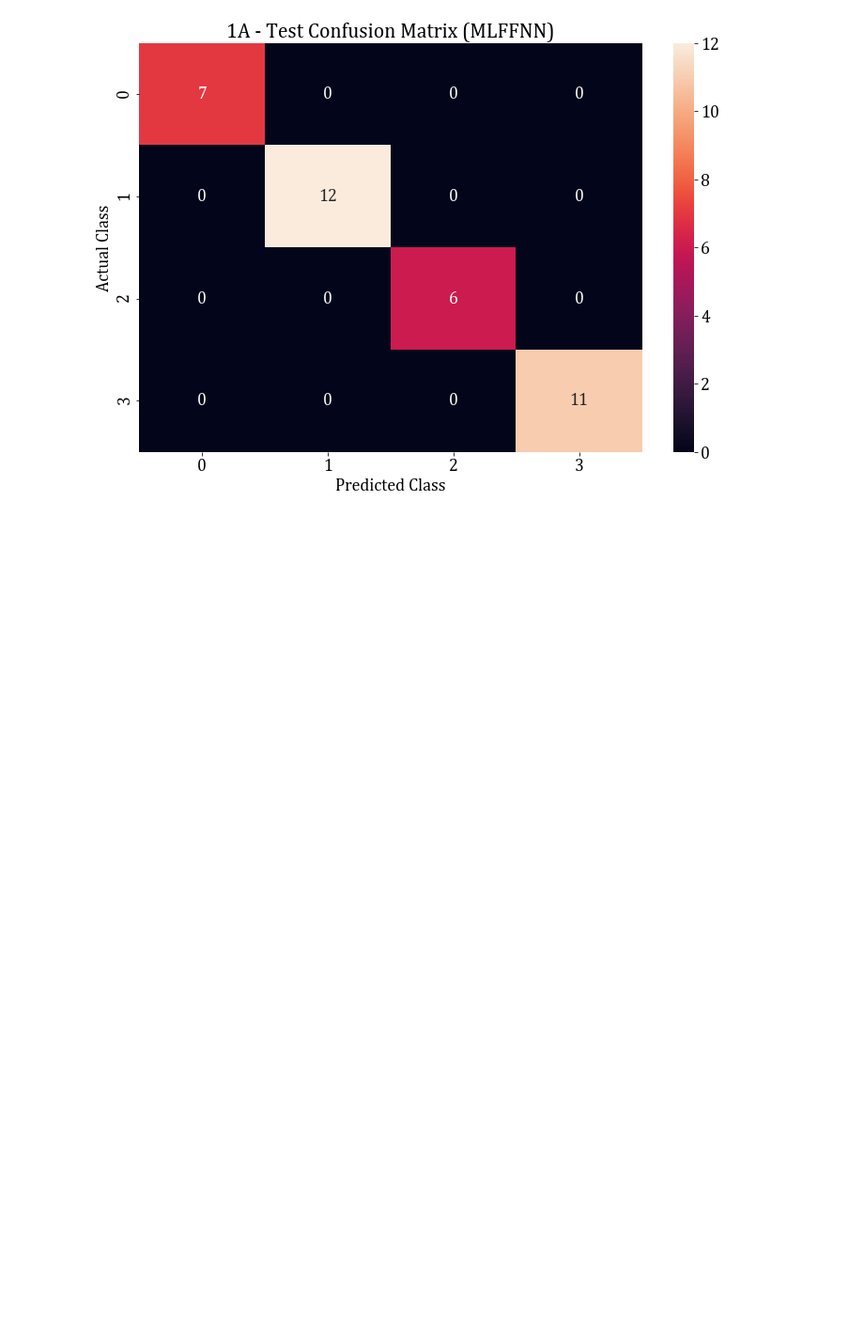
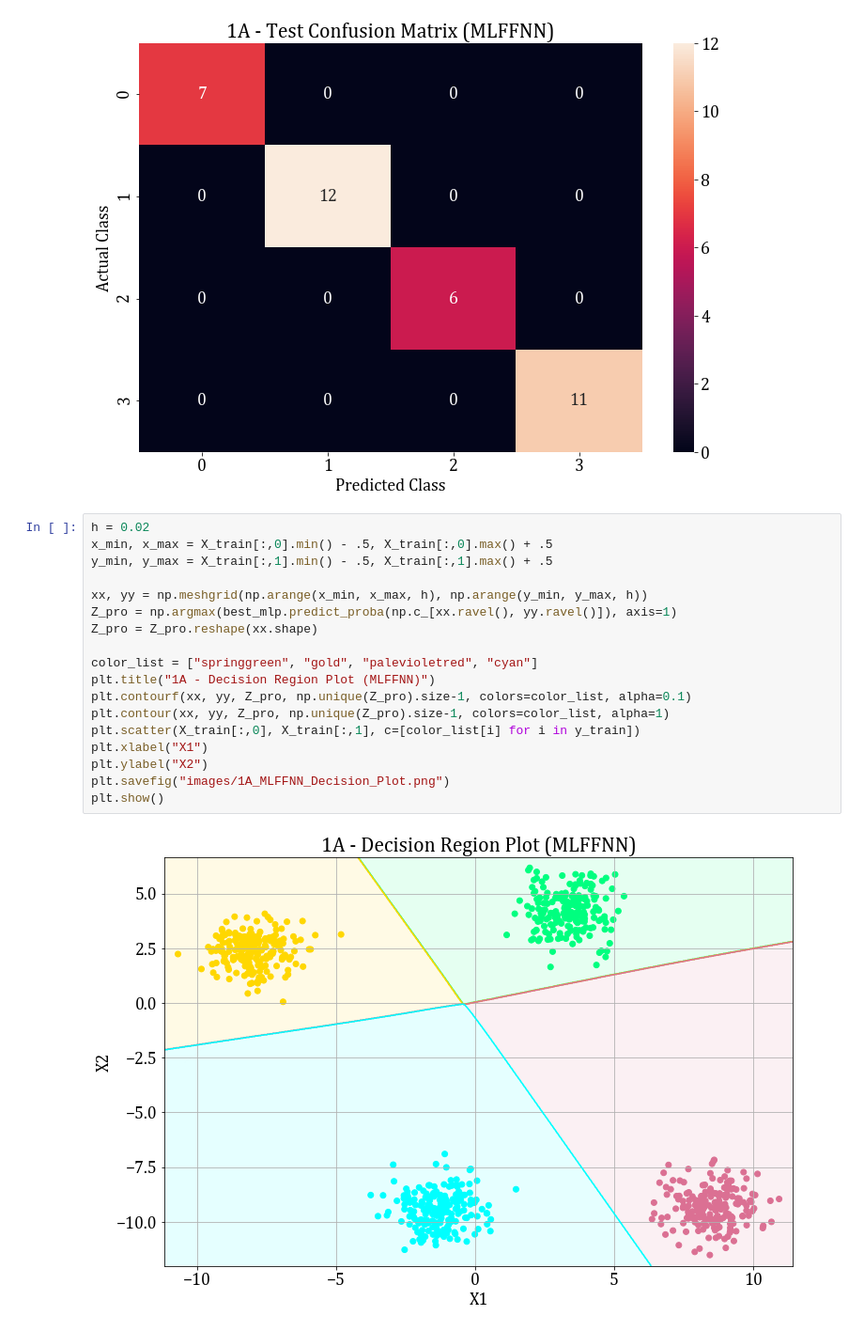
Before and after one commit to sowmyamanojna/CS5691-PRML-Assignments, a Jupyter notebook: assignment3/codes/1A_MLFFNN.ipynb, the cells around one changed output. Shown: that part at 94% size. Cells and saved outputs as stored; diff of their text form; blank space fills up the shorter version.

Commit message:
Added decision boundaries in new code

```diff
--- a/assignment3/codes/1A_MLFFNN.ipynb
+++ b/assignment3/codes/1A_MLFFNN.ipynb
@@ -141,3 +141,23 @@ Validation Accuracy: 100.0
 [figure]
 Validation Accuracy: 100.0
 [figure]
+# %%
+h = 0.02
+x_min, x_max = X_train[:,0].min() - .5, X_train[:,0].max() + .5
+y_min, y_max = X_train[:,1].min() - .5, X_train[:,1].max() + .5
+
+xx, yy = np.meshgrid(np.arange(x_min, x_max, h), np.arange(y_min, y_max, h))
+Z_pro = np.argmax(best_mlp.predict_proba(np.c_[xx.ravel(), yy.ravel()]), axis=1)
+Z_pro = Z_pro.reshape(xx.shape)
+
+color_list = ["springgreen", "gold", "palevioletred", "cyan"]
+plt.title("1A - Decision Region Plot (MLFFNN)")
+plt.contourf(xx, yy, Z_pro, np.unique(Z_pro).size-1, colors=color_list, alpha=0.1)
+plt.contour(xx, yy, Z_pro, np.unique(Z_pro).size-1, colors=color_list, alpha=1)
+plt.scatter(X_train[:,0], X_train[:,1], c=[color_list[i] for i in y_train])
+plt.xlabel("X1")
+plt.ylabel("X2")
+plt.savefig("images/1A_MLFFNN_Decision_Plot.png")
+plt.show()
+# %% [output]
+[figure, added]
```
Also changed, not shown: parts of 3 cells of this notebook, 2 other files.
